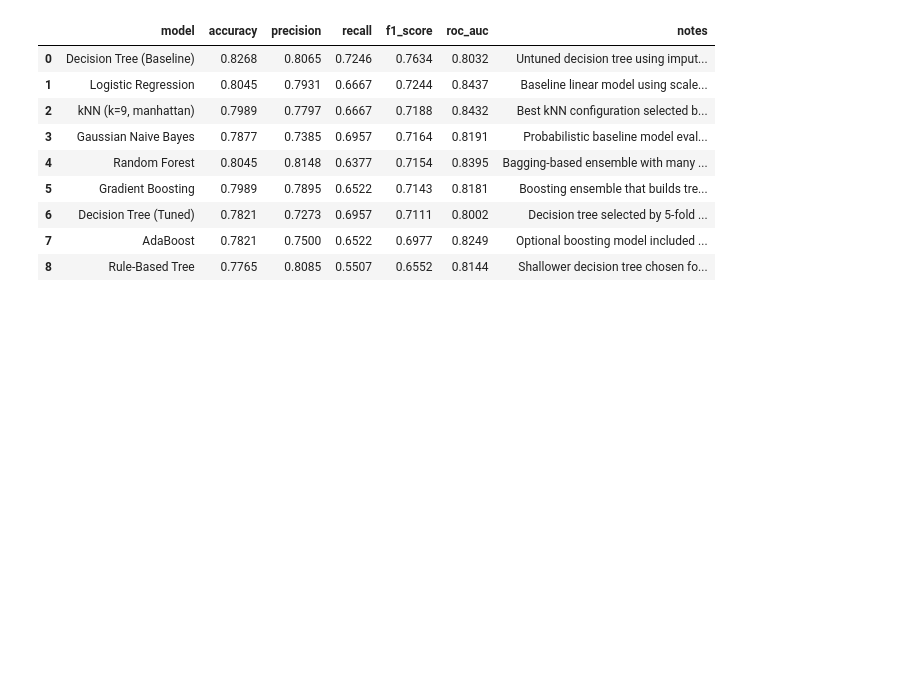
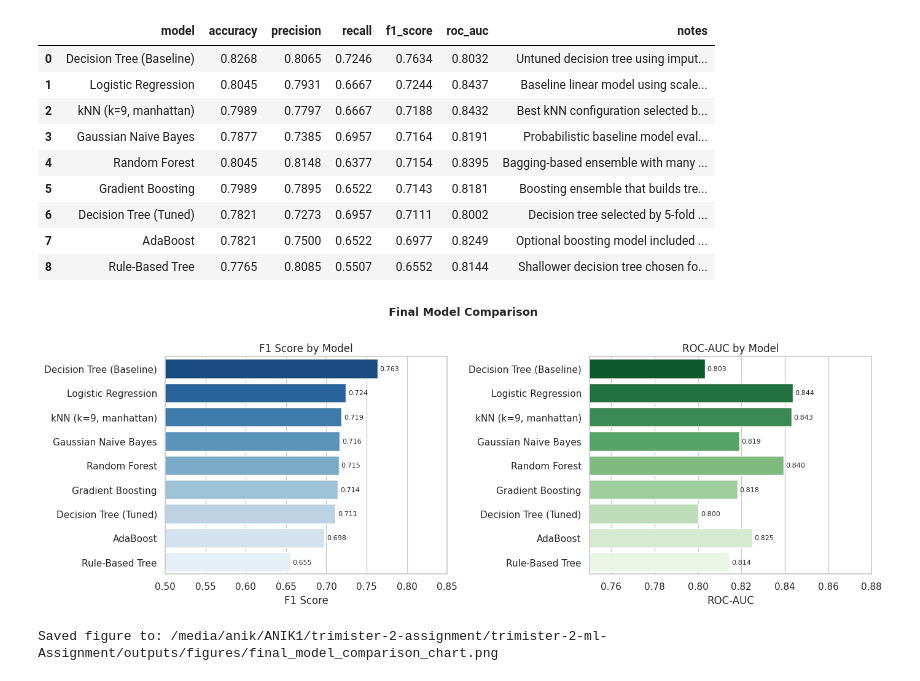
Before and after one commit to anikdascodes/trimister-2-ml-Assignment, a Jupyter notebook: assignment_notebook.ipynb, the cells around one changed output. Drawn from its saved outputs; the diff is of its cells as text; code cells hidden in the pictures; blank space fills up the shorter version.

```diff
--- a/assignment_notebook.ipynb
+++ b/assignment_notebook.ipynb
@@ -1105,6 +1099,39 @@ final_comparison_df
 | 6 | Decision Tree (Tuned) | 0.7821 | 0.7273 | 0.6957 | 0.7111 | 0.8002 | Decision tree selected by 5-fold ... |
 | 7 | AdaBoost | 0.7821 | 0.7500 | 0.6522 | 0.6977 | 0.8249 | Optional boosting model included ... |
 | 8 | Rule-Based Tree | 0.7765 | 0.8085 | 0.5507 | 0.6552 | 0.8144 | Shallower decision tree chosen fo... |
+# %%
+fig, axes = plt.subplots(1, 2, figsize=(14, 5))
+
+plot_df = final_comparison_df.copy()
+model_order = plot_df["model"].tolist()
+
+sns.barplot(data=plot_df, x="f1_score", y="model", order=model_order, ax=axes[0], palette="Blues_r", orient="h")
+axes[0].set_title("F1 Score by Model")
+axes[0].set_xlabel("F1 Score")
+axes[0].set_ylabel("")
+axes[0].set_xlim(0.5, 0.85)
+for bar, val in zip(axes[0].patches, plot_df["f1_score"]):
+    axes[0].text(bar.get_width() + 0.003, bar.get_y() + bar.get_height() / 2,
+                 f"{val:.3f}", va="center", fontsize=8)
+
+sns.barplot(data=plot_df, x="roc_auc", y="model", order=model_order, ax=axes[1], palette="Greens_r", orient="h")
+axes[1].set_title("ROC-AUC by Model")
+axes[1].set_xlabel("ROC-AUC")
+axes[1].set_ylabel("")
+axes[1].set_xlim(0.75, 0.88)
+for bar, val in zip(axes[1].patches, plot_df["roc_auc"]):
+    axes[1].text(bar.get_width() + 0.001, bar.get_y() + bar.get_height() / 2,
+                 f"{val:.3f}", va="center", fontsize=8)
+
+plt.suptitle("Final Model Comparison", fontsize=13, fontweight="bold", y=1.01)
+plt.tight_layout()
+comparison_chart_path = FIGURE_DIR / "final_model_comparison_chart.png"
+plt.savefig(comparison_chart_path, dpi=150, bbox_inches="tight")
+plt.show()
+print(f"Saved figure to: {comparison_chart_path}")
+# %% [output]
+[figure, added]
+Saved figure to: /media/anik/ANIK1/trimister-2-assignment/trimister-2-ml-Assignment/outputs/figures/final_model_comparison_chart.png
 # %%
 comparison_table_path = TABLE_DIR / "final_model_comparison.csv"
 final_comparison_df.to_csv(comparison_table_path, index=False)
```
Also changed, not shown: parts of 29 cells of this notebook, 31 other files.
